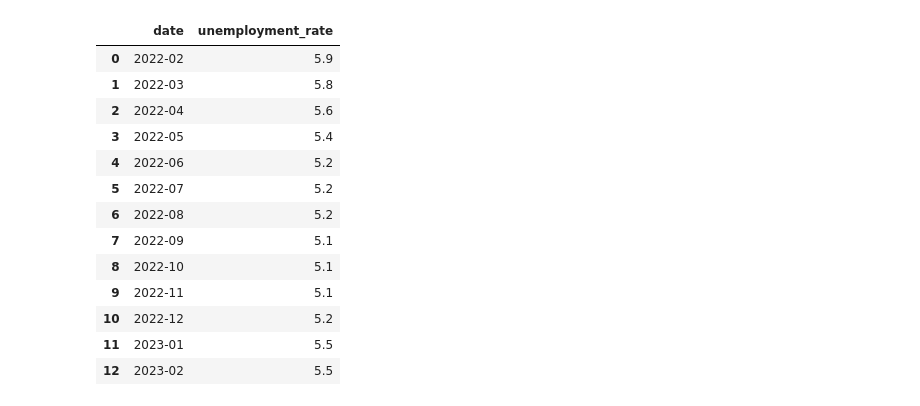
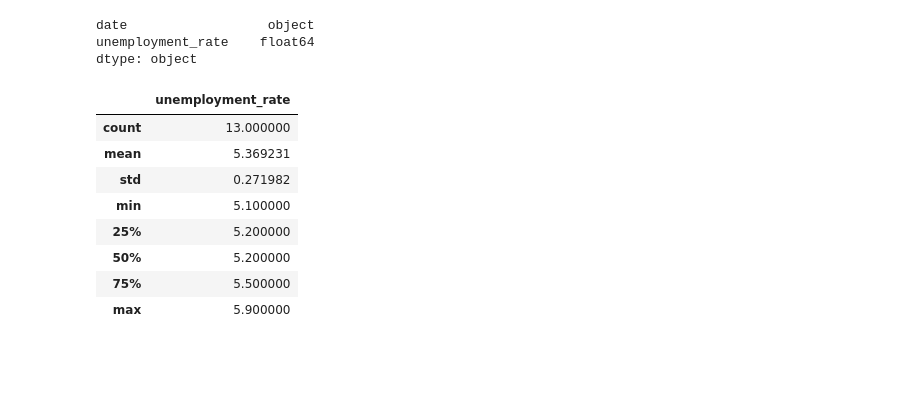
Before and after one commit to veledzimovich-iTechArt/pandas, a Jupyter notebook: rates/rates.ipynb, the cells around one changed output. Drawn from its saved outputs; the diff is of its cells as text; code cells hidden in the pictures; blank space fills up the shorter version.

```diff
--- a/rates/rates.ipynb
+++ b/rates/rates.ipynb
@@ -92,18 +91,0 @@ final_weather.plot()
-# %%
-unemplotment = pd.read_csv('unemployment.csv')
-unemplotment
-# %% [output]
-|  | date | unemployment_rate |
-| 0 | 2022-02 | 5.9 |
-| 1 | 2022-03 | 5.8 |
-| 2 | 2022-04 | 5.6 |
-| 3 | 2022-05 | 5.4 |
-| 4 | 2022-06 | 5.2 |
-| 5 | 2022-07 | 5.2 |
-| 6 | 2022-08 | 5.2 |
-| 7 | 2022-09 | 5.1 |
-| 8 | 2022-10 | 5.1 |
-| 9 | 2022-11 | 5.1 |
-| 10 | 2022-12 | 5.2 |
-| 11 | 2023-01 | 5.5 |
-| 12 | 2023-02 | 5.5 |
@@ -111,0 +92,18 @@ unemplotment
+# %%
+# create df with unemployment data
+unemployment = pd.read_csv('unemployment.csv')
+print(unemployment.dtypes)
+unemployment.describe()
+# %% [output]
+date                  object
+unemployment_rate    float64
+dtype: object
+|  | unemployment_rate |
+| count | 13.000000 |
+| mean | 5.369231 |
+| std | 0.271982 |
+| min | 5.100000 |
+| 25% | 5.200000 |
+| 50% | 5.200000 |
+| 75% | 5.500000 |
+| max | 5.900000 |
```
Also changed, not shown: parts of 19 cells of this notebook, 1 other file.
